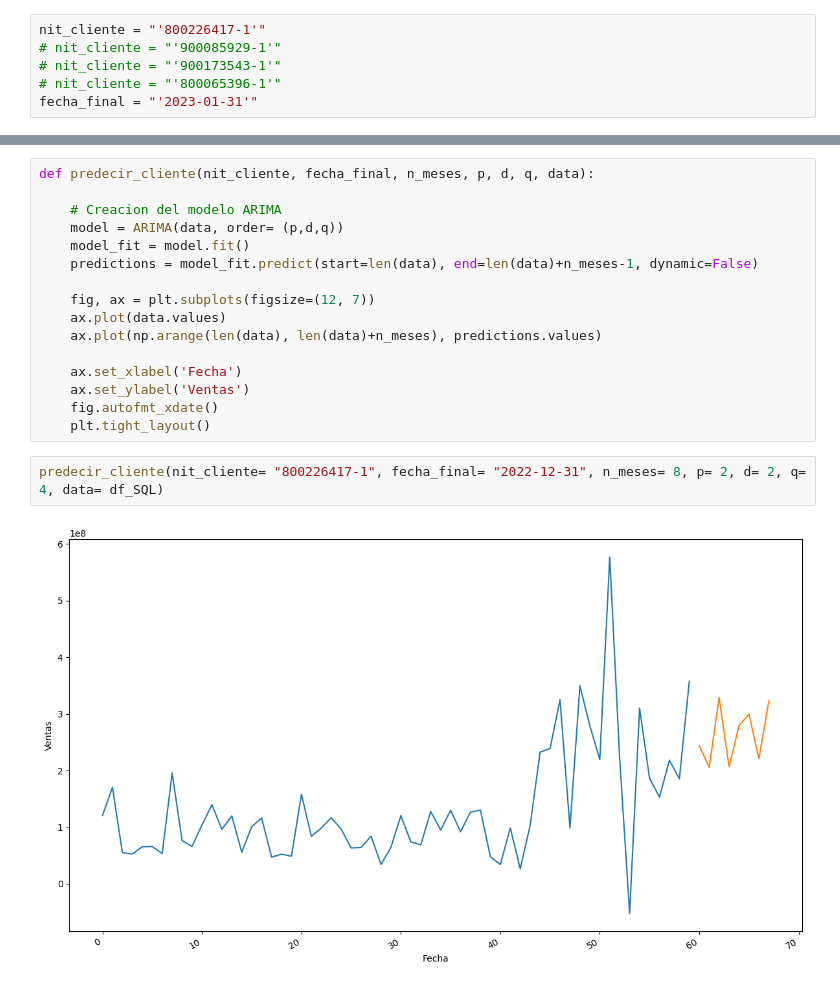
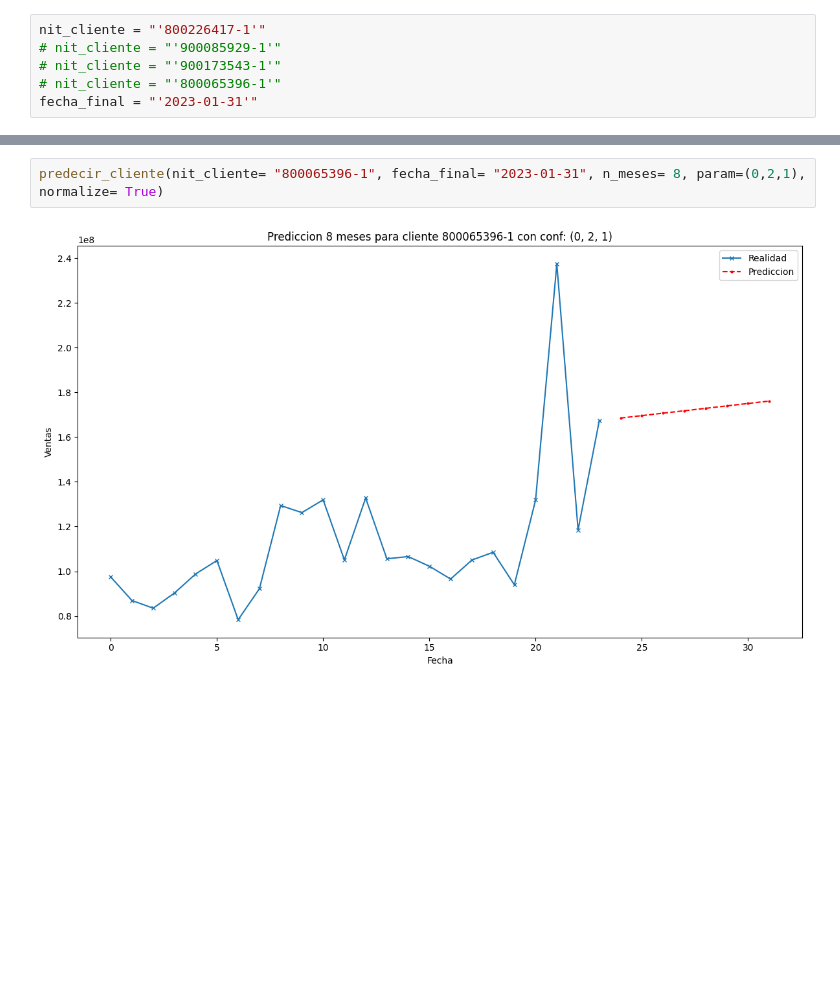
Before and after one commit to TomasCardeLo/ML-Dispapeles-TomasCaLo, a Jupyter notebook: Time series/Time series v3.ipynb, the cells around one changed output, grey strips where cells are left out. Drawn from its saved outputs; the diff is of its cells as text; blank space fills up the shorter version.

Commit message:
ajuste time series v3 y estetica plots

```diff
--- a/Time series/Time series v3.ipynb
+++ b/Time series/Time series v3.ipynb
@@ -131,20 +203,4 @@ plot_best_model(df_SQL, predictions_best)
-# %%
-def predecir_cliente(nit_cliente, fecha_final, n_meses, p, d, q, data):
-
-    # Creacion del modelo ARIMA
-    model = ARIMA(data, order= (p,d,q))
-    model_fit = model.fit()
-    predictions = model_fit.predict(start=len(data), end=len(data)+n_meses-1, dynamic=False)
-
-    fig, ax = plt.subplots(figsize=(12, 7))
-    ax.plot(data.values)
-    ax.plot(np.arange(len(data), len(data)+n_meses), predictions.values)
-
-    ax.set_xlabel('Fecha')
-    ax.set_ylabel('Ventas')
-    fig.autofmt_xdate()
-    plt.tight_layout()
 # %%
-predecir_cliente(nit_cliente= "800226417-1", fecha_final= "2022-12-31", n_meses= 8, p= 2, d= 2, q= 4, data= df_SQL)
+predecir_cliente(nit_cliente= "800065396-1", fecha_final= "2023-01-31", n_meses= 8, param=(0,2,1), normalize= True)
 # %% [output]
-[figure, old version]
+[figure, new version]
```
Also changed, not shown: parts of 9 cells of this notebook.
